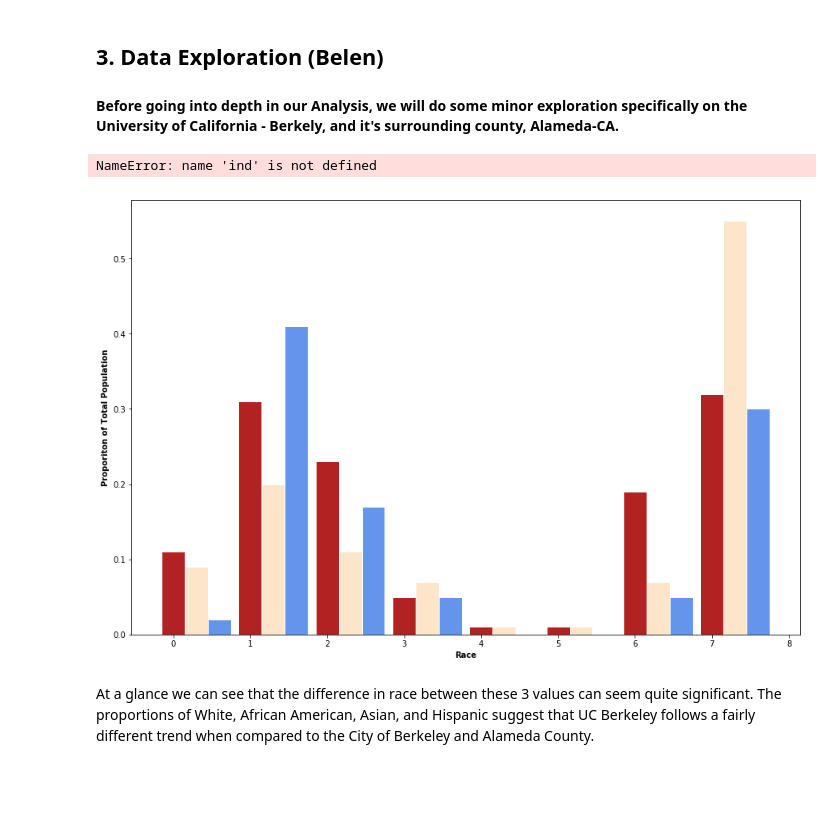
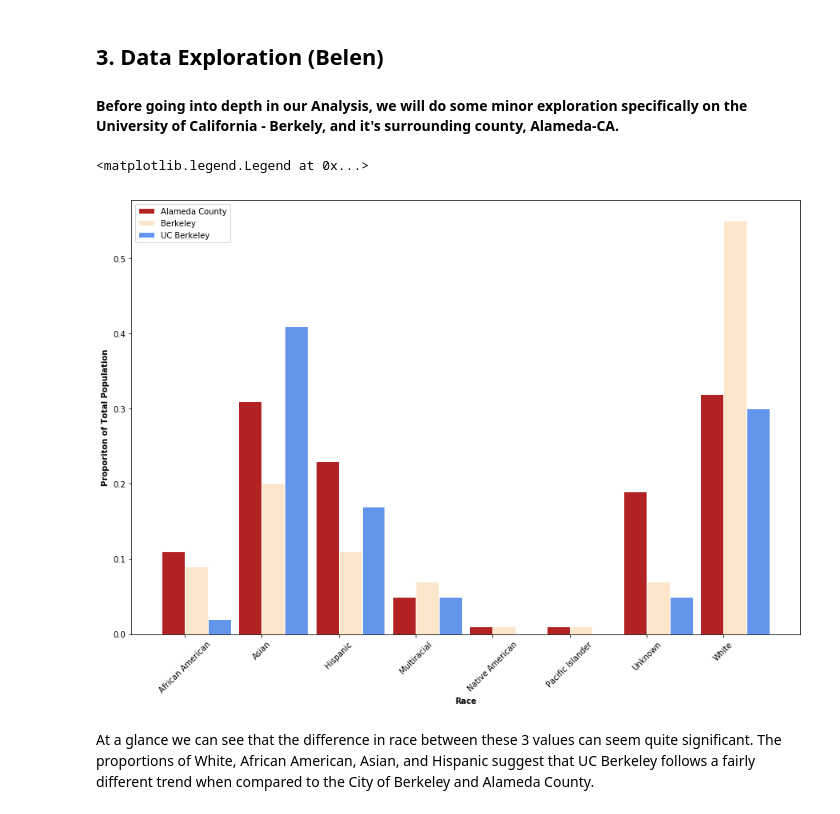
Before and after one commit to nforesti/education, a Jupyter notebook: FinalProject.ipynb, the cells around one changed output. Cells and saved outputs as stored; diff of their text form; code cells hidden in the pictures; blank space fills up the shorter version.

```diff
--- a/FinalProject.ipynb
+++ b/FinalProject.ipynb
@@ -537,28 +537,29 @@ df_800
 # %%
 e = plt.figure(figsize=(15,10))
 barWidth = 0.30
+ind = np.arange(8)
 
 county = df_counties.loc['alameda-ca'].values
 univ = (df_800.loc[df_800['name'] == 'university-of-california---berkeley']).drop(columns = ['ranking', 'name'])
 city = df_cities.loc['berkeley-ca'].values
 
 b1 = np.arange(len(county))
 b2 = b1+barWidth
 b3 = b2+barWidth
 
 plt.bar(b1, county, color='#B22222', width=barWidth, edgecolor='white', label='Alameda County')
 plt.bar(b2, city, color='#FCE6C9', width=barWidth, edgecolor='white', label='Berkeley')
 plt.bar(b3, univ.values[0], color='#6495ED', width=barWidth, edgecolor='white', label='UC Berkeley')
 
 plt.xlabel('Race', fontweight='bold')
 plt.ylabel('Proporiton of Total Population', fontweight='bold')
 plt.xticks(ind + barWidth / 2, df_counties.columns)
-plt.setp(plt.gca().get_xticklabels(), rotation=45, horizontalalignment='right')
+plt.setp(plt.gca().get_xticklabels(), rotation=45, horizontalalignment='center')
 
 plt.legend()
 # %% [output]
-NameError: name 'ind' is not defined
+<matplotlib.legend.Legend at 0x...>
-[figure, old version]
+[figure, new version]
 # %% [markdown]
 At a glance we can see that the difference in race between these 3 values can seem quite significant. The proportions of White, African American, Asian, and Hispanic suggest that UC Berkeley follows a fairly different trend when compared to the City of Berkeley and Alameda County.
 # %% [markdown]
```
Also changed, not shown: parts of 21 cells of this notebook.
